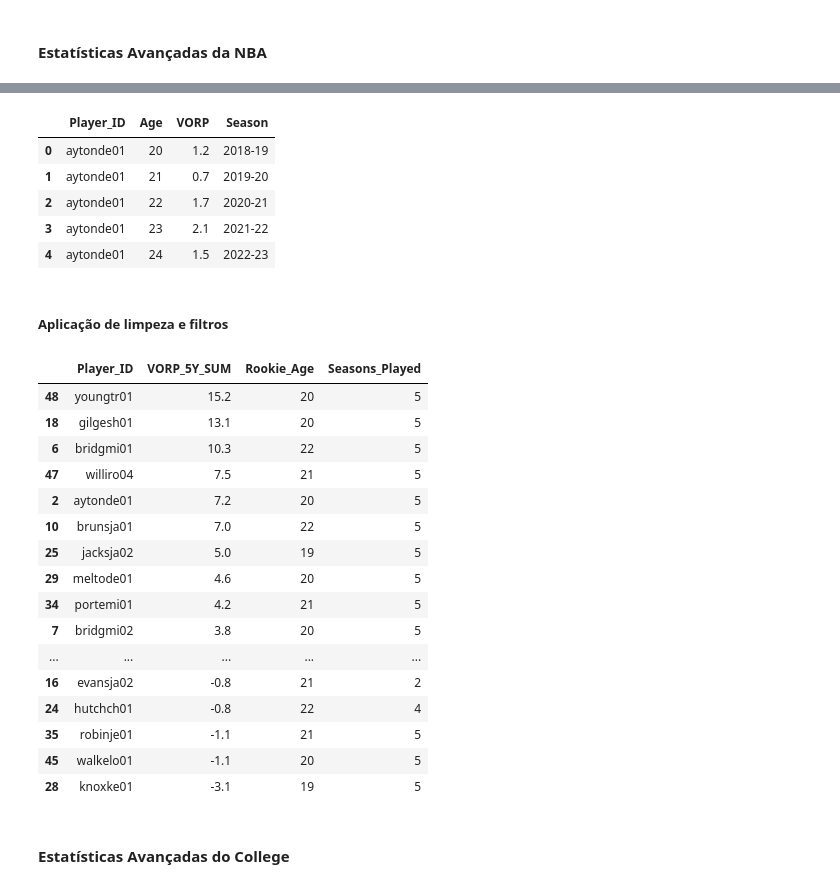
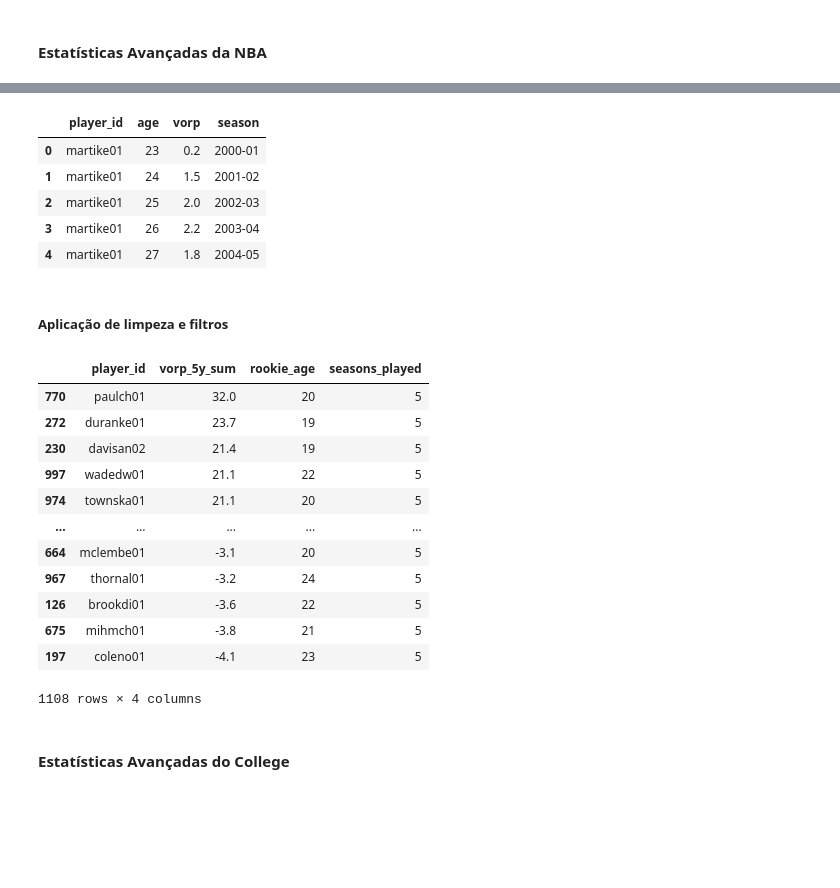
Before and after one commit to caiogpontes/nba-draft-prediction, a Jupyter notebook: notebooks/01_data_preparation.ipynb, the cells around one changed output, grey strips where cells are left out. Cells and saved outputs as stored; diff of their text form; code cells hidden in the pictures; blank space fills up the shorter version.

```diff
--- a/notebooks/01_data_preparation.ipynb
+++ b/notebooks/01_data_preparation.ipynb
@@ -89,28 +92,29 @@ dfs['nba'].head()
 5 rows × 30 columns
 # %%
 df_nba_stats = dfs['nba'][['Player_ID','Age','VORP','Season']].copy()
+
+df_nba_stats.columns = df_nba_stats.columns.str.lower()
 # %%
 df_nba_stats.head()
 # %% [output]
-|  | Player_ID | Age | VORP | Season |
-| 0 | aytonde01 | 20 | 1.2 | 2018-19 |
-| 1 | aytonde01 | 21 | 0.7 | 2019-20 |
-| 2 | aytonde01 | 22 | 1.7 | 2020-21 |
-| 3 | aytonde01 | 23 | 2.1 | 2021-22 |
-| 4 | aytonde01 | 24 | 1.5 | 2022-23 |
+|  | player_id | age | vorp | season |
+| 0 | martike01 | 23 | 0.2 | 2000-01 |
+| 1 | martike01 | 24 | 1.5 | 2001-02 |
+| 2 | martike01 | 25 | 2.0 | 2002-03 |
+| 3 | martike01 | 26 | 2.2 | 2003-04 |
+| 4 | martike01 | 27 | 1.8 | 2004-05 |
 # %% [markdown]
 ##### **Aplicação de limpeza e filtros**
 # %%
 # 1. Classificar e Filtrar: Queremos apenas as primeiras 5 temporadas de cada jogador.
-# A forma mais simples de fazer isso é agrupar, ordenar e pegar o head(5)
 
-df_nba_stats['Season_Int'] = df_nba_stats['Season'].str.split('-').str[0].astype(int)
+df_nba_stats['season_int'] = df_nba_stats['season'].str.split('-').str[0].astype(int)
 # %%
 # Agrupa por jogador, ordena por ano, e pega apenas as 5 primeiras linhas
 first_five_years = (
     df_nba_stats
-    .sort_values(by=['Player_ID', 'Season_Int'])
-    .groupby('Player_ID')
+    .sort_values(by=['player_id', 'season_int'])
+    .groupby('player_id')
     .head(5)
 )
 # %%
@@ -118,34 +122,31 @@ first_five_years = (
 # Calcular a soma total de VORP nos 5 primeiros anos
 df_nba_stats = (
     first_five_years
-    .groupby('Player_ID')
+    .groupby('player_id')
     .agg(
-        VORP_5Y_SUM=('VORP', 'sum'),  # Soma o VORP dos 5 anos
-        Rookie_Age=('Age', 'min'),     # Pega a menor idade (Idade de estreia)
-        Seasons_Played=('Season', 'count') # Conta quantas temporadas ele jogou
+        vorp_5y_sum=('vorp', 'sum'),  # Soma o VORP dos 5 anos
+        rookie_age=('age', 'min'),     # Pega a menor idade (Idade de estreia)
+        seasons_played=('season', 'count') # Conta quantas temporadas ele jogou
     )
+    .round({'vorp_5y_sum': 2})
     .reset_index()
 )
 # %%
-df_nba_stats.sort_values(by='VORP_5Y_SUM', ascending=False)
+df_nba_stats.sort_values(by='vorp_5y_sum', ascending=False)
 # %% [output]
-|  | Player_ID | VORP_5Y_SUM | Rookie_Age | Seasons_Played |
-| 48 | youngtr01 | 15.2 | 20 | 5 |
-| 18 | gilgesh01 | 13.1 | 20 | 5 |
-| 6 | bridgmi01 | 10.3 | 22 | 5 |
-| 47 | williro04 | 7.5 | 21 | 5 |
-| 2 | aytonde01 | 7.2 | 20 | 5 |
-| 10 | brunsja01 | 7.0 | 22 | 5 |
-| 25 | jacksja02 | 5.0 | 19 | 5 |
-| 29 | meltode01 | 4.6 | 20 | 5 |
-| 34 | portemi01 | 4.2 | 21 | 5 |
-| 7 | bridgmi02 | 3.8 | 20 | 5 |
+|  | player_id | vorp_5y_sum | rookie_age | seasons_played |
+| 770 | paulch01 | 32.0 | 20 | 5 |
+| 272 | duranke01 | 23.7 | 19 | 5 |
+| 230 | davisan02 | 21.4 | 19 | 5 |
+| 997 | wadedw01 | 21.1 | 22 | 5 |
+| 974 | townska01 | 21.1 | 20 | 5 |
 | ... | ... | ... | ... | ... |
-| 16 | evansja02 | -0.8 | 21 | 2 |
-| 24 | hutchch01 | -0.8 | 22 | 4 |
-| 35 | robinje01 | -1.1 | 21 | 5 |
-| 45 | walkelo01 | -1.1 | 20 | 5 |
-| 28 | knoxke01 | -3.1 | 19 | 5 |
+| 664 | mclembe01 | -3.1 | 20 | 5 |
+| 967 | thornal01 | -3.2 | 24 | 5 |
+| 126 | brookdi01 | -3.6 | 22 | 5 |
+| 675 | mihmch01 | -3.8 | 21 | 5 |
+| 197 | coleno01 | -4.1 | 23 | 5 |
+1108 rows × 4 columns
 # %% [markdown]
 #### **Estatísticas Avançadas do College**
 # %%
```
Also changed, not shown: parts of 62 cells of this notebook, 5 other files.
